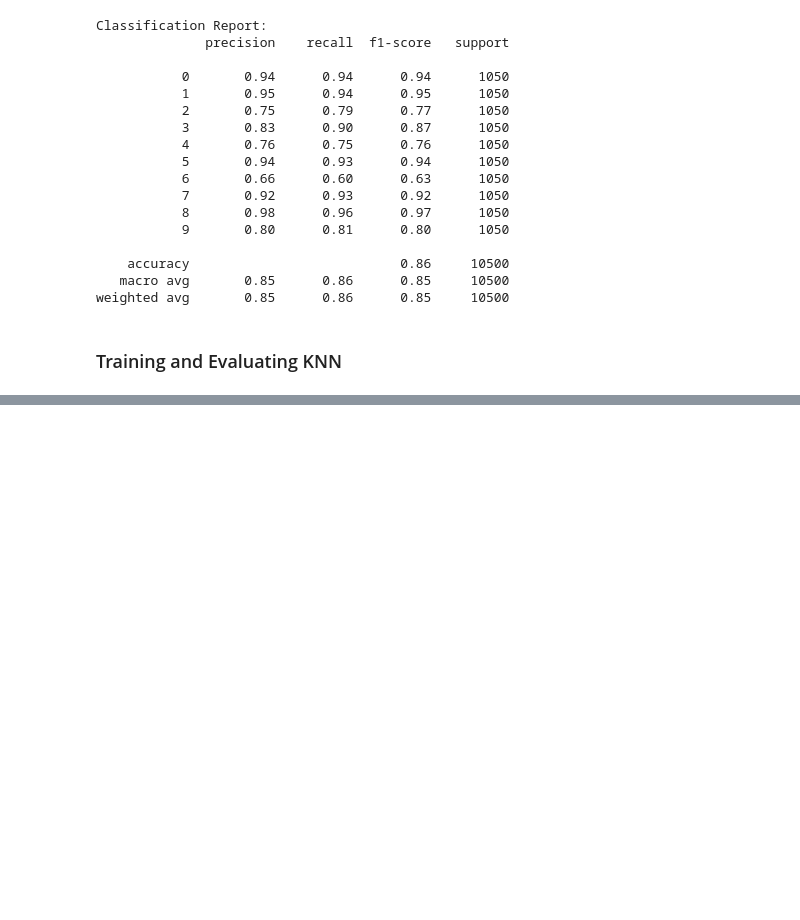
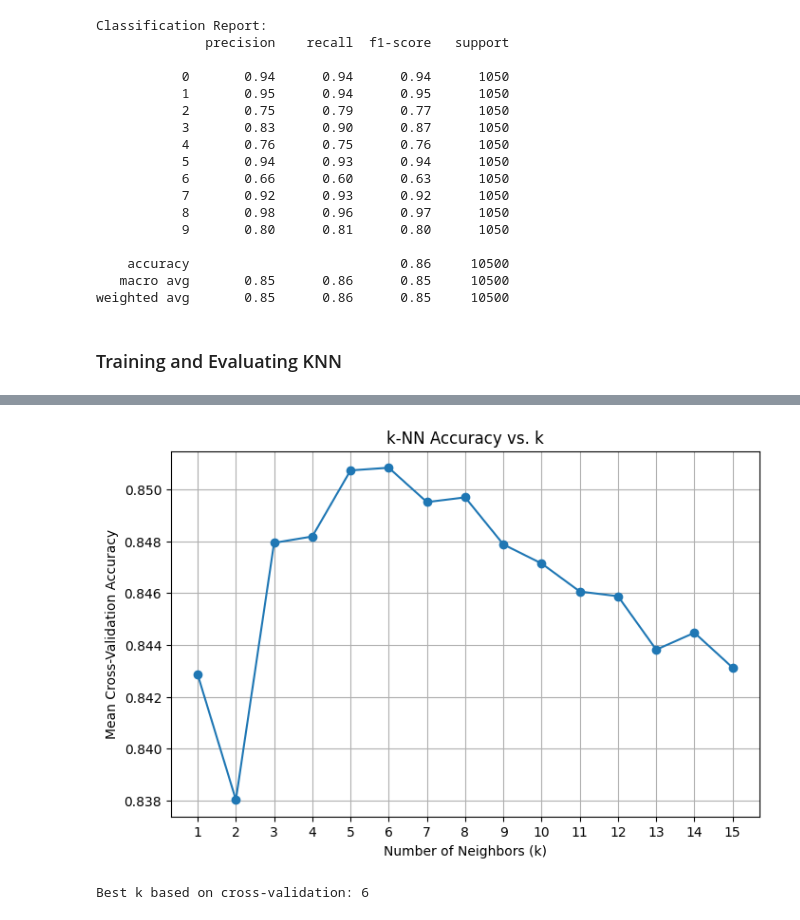
Before and after one commit to Cpgeragh/gesture_based_ui_project, a Jupyter notebook: fashion_distinguisher.ipynb, the cells around one changed output, grey strips where cells are left out. Saved outputs shown, nothing was run; the diff lists cells and outputs as text; code cells hidden in the pictures; blank space fills up the shorter version.

Commit message:
Updated cross validation code for KNN to choose the best k

```diff
--- a/fashion_distinguisher.ipynb
+++ b/fashion_distinguisher.ipynb
@@ -267,13 +240,0 @@ Mean Accuracy: 0.8507 ± 0.0060
-# %%
-from sklearn.neighbors import KNeighborsClassifier
-from sklearn.metrics import accuracy_score
-
-# Train KNN on full training set
-knn_model = KNeighborsClassifier(n_neighbors=5)
-knn_model.fit(X_train, y_train)
-
-# Evaluate on validation set
-y_valid_pred = knn_model.predict(X_valid)
-knn_valid_accuracy = accuracy_score(y_valid, y_valid_pred)
-
-print(f"KNN Validation Accuracy: {knn_valid_accuracy:.4f}")
@@ -281,0 +241,17 @@ KNN Validation Accuracy: 0.8547
+# %%
+# Define K-Fold with shuffling
+cv = KFold(n_splits=5, shuffle=True, random_state=student_id)
+
+# Define range of k values to test
+k_values = list(range(1, 16))
+
+# Store mean accuracy for each k
+mean_accuracies = []
+
+# Perform 5-fold cross-validation for each k
+for k in k_values:
+    knn_model = KNeighborsClassifier(n_neighbors=k)
+    scores = cross_val_score(knn_model, X_train, y_train, cv=cv)
+    mean_accuracy = scores.mean()
+    mean_accuracies.append(mean_accuracy)
+    print(f"k={k}, Mean Accuracy: {mean_accuracy:.4f}")
@@ -281,0 +274,17 @@ KNN Validation Accuracy: 0.8547
+# %%
+# Plot accuracy vs k
+plt.figure(figsize=(8, 5))
+plt.plot(k_values, mean_accuracies, marker='o', linestyle='-')
+plt.xlabel("Number of Neighbors (k)")
+plt.ylabel("Mean Cross-Validation Accuracy")
+plt.title("k-NN Accuracy vs. k")
+plt.xticks(k_values)
+plt.grid(True)
+plt.show()
+
+# Best k value based on highest accuracy
+best_k = k_values[np.argmax(mean_accuracies)]
+print(f"\nBest k based on cross-validation: {best_k}")
+# %% [output]
+[figure, added]
+Best k based on cross-validation: 6
```
Also changed, not shown: parts of 3 cells of this notebook.
